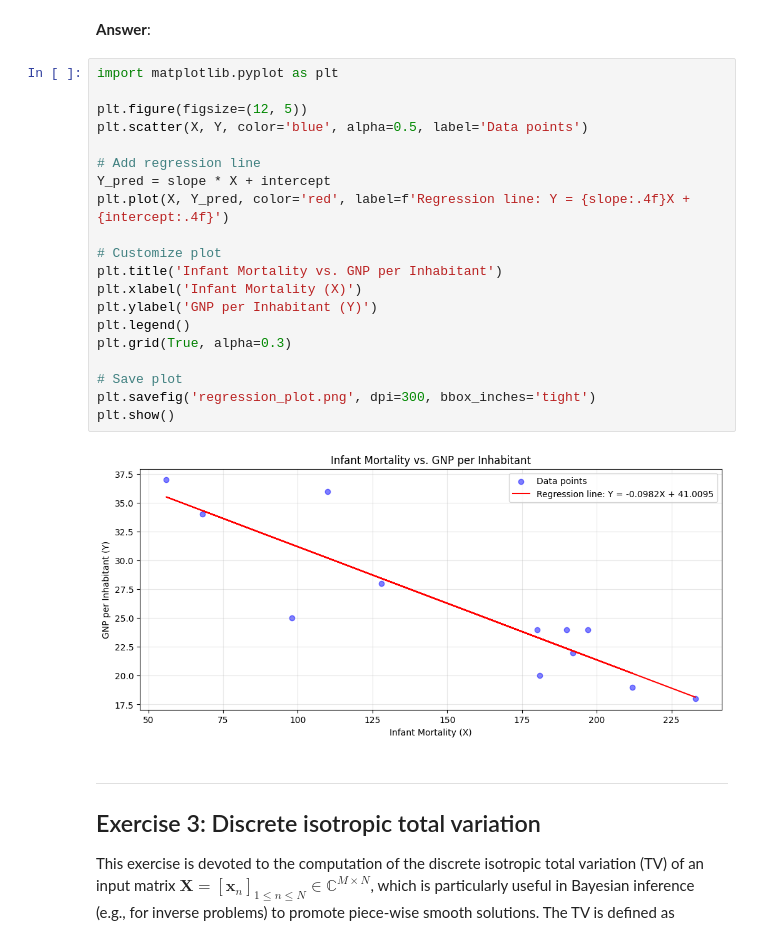
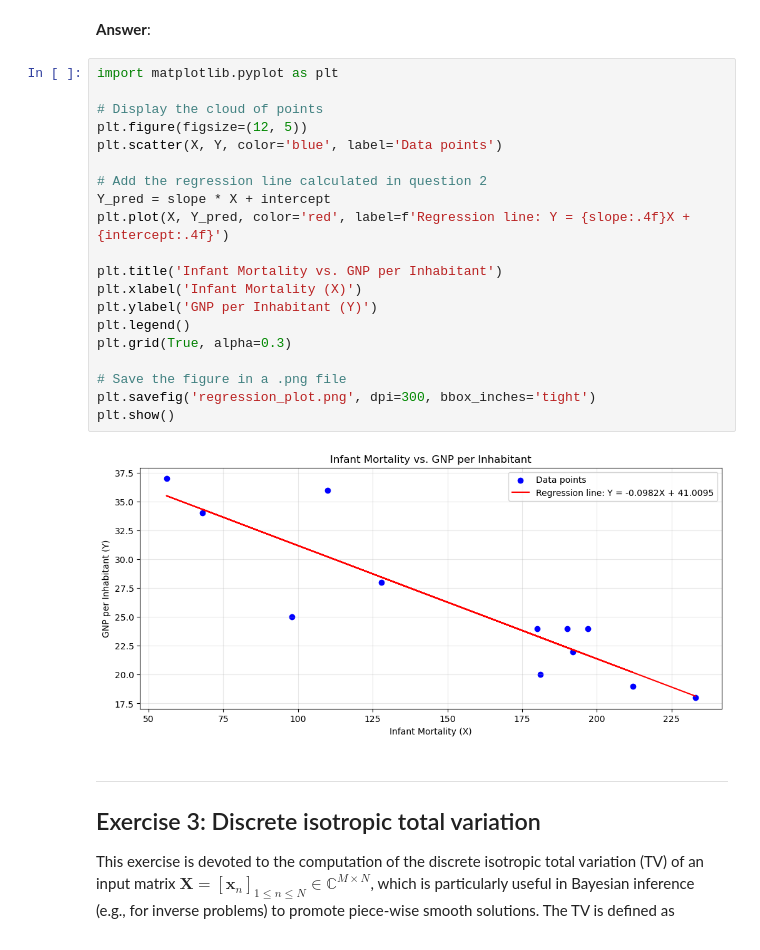
Before and after one commit to antoineamiel/python_sdia, a Jupyter notebook: Labs/Lab2/lab2.ipynb, the cells around one changed output. Drawn from its saved outputs; the diff is of its cells as text.

```diff
--- a/Labs/Lab2/lab2.ipynb
+++ b/Labs/Lab2/lab2.ipynb
@@ -223,25 +234,25 @@ Regression line equation: Y = -0.0982X + 41.0095
 # %%
 import matplotlib.pyplot as plt
 
+# Display the cloud of points
 plt.figure(figsize=(12, 5))
-plt.scatter(X, Y, color='blue', alpha=0.5, label='Data points')
+plt.scatter(X, Y, color='blue', label='Data points')
 
-# Add regression line
+# Add the regression line calculated in question 2
 Y_pred = slope * X + intercept
 plt.plot(X, Y_pred, color='red', label=f'Regression line: Y = {slope:.4f}X + {intercept:.4f}')
 
-# Customize plot
 plt.title('Infant Mortality vs. GNP per Inhabitant')
 plt.xlabel('Infant Mortality (X)')
 plt.ylabel('GNP per Inhabitant (Y)')
 plt.legend()
 plt.grid(True, alpha=0.3)
 
-# Save plot
+# Save the figure in a .png file
 plt.savefig('regression_plot.png', dpi=300, bbox_inches='tight')
 plt.show()
 # %% [output]
-[figure, old version]
+[figure, new version]
 # %% [markdown]
 ---
 ## <a name="ex3">Exercise 3: Discrete isotropic total variation</a>
```
Also changed, not shown: parts of 13 cells of this notebook, 7 other files.
